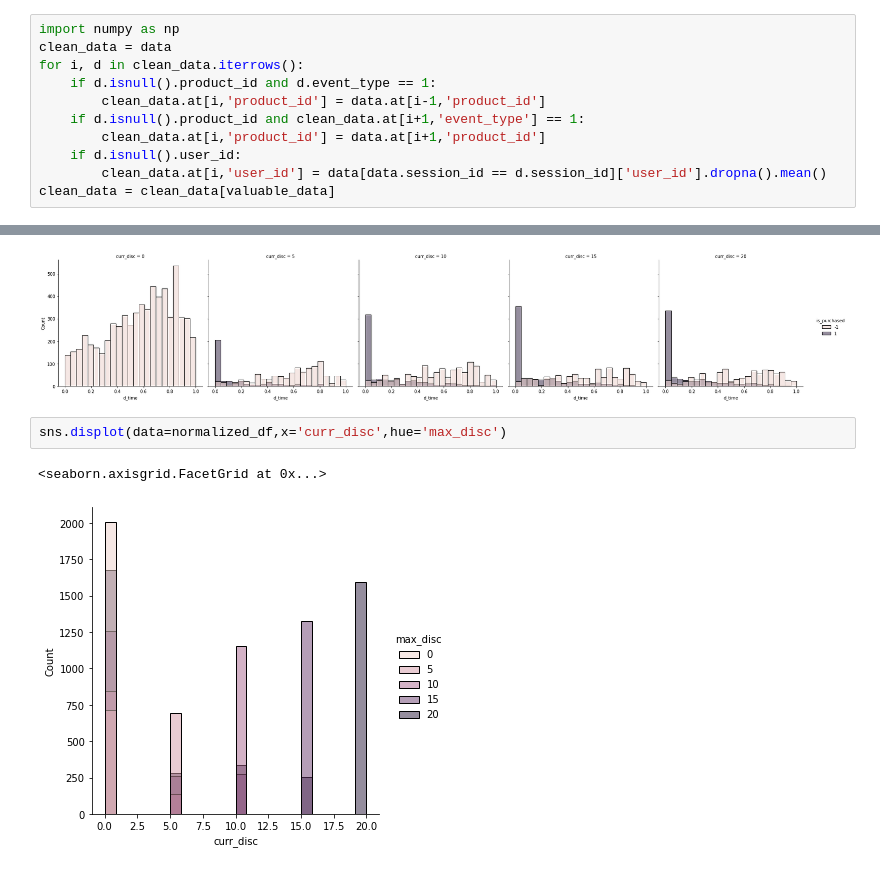
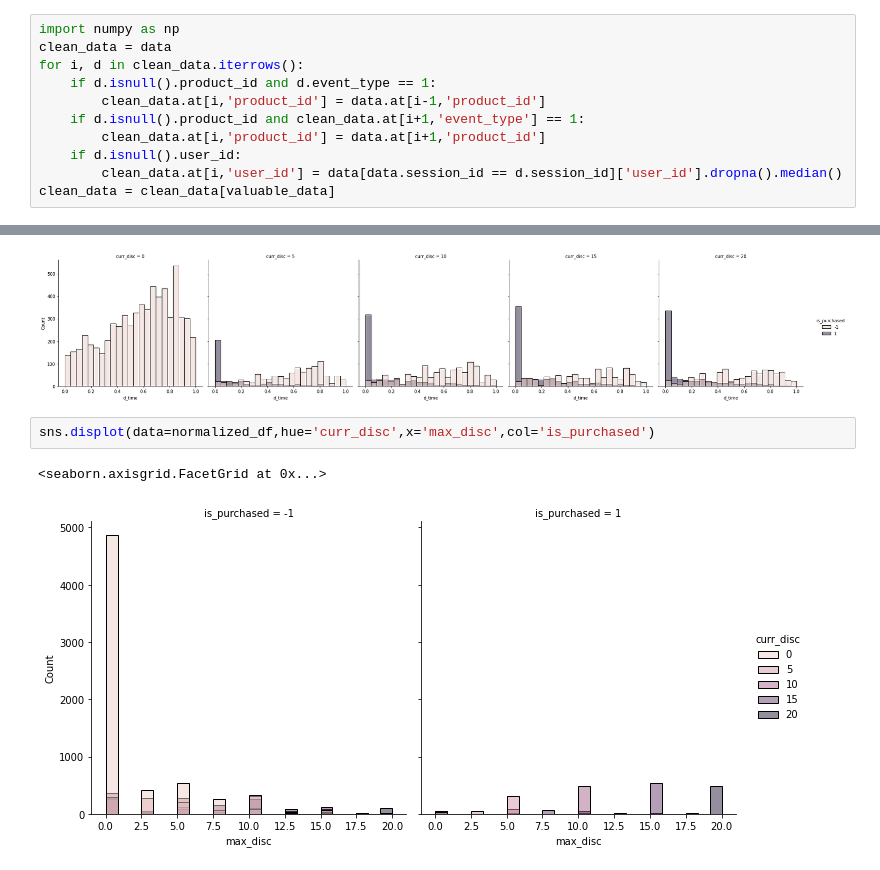
Before and after one commit to tiskus333/AI_discount_predicition, a Jupyter notebook: data_analysis_2.ipynb, the cells around one changed output, grey strips where cells are left out. Drawn from its saved outputs; the diff is of its cells as text.

```diff
--- a/data_analysis_2.ipynb
+++ b/data_analysis_2.ipynb
@@ -157,7 +165,7 @@ for i, d in clean_data.iterrows():
     if d.isnull().product_id and clean_data.at[i+1,'event_type'] == 1:
         clean_data.at[i,'product_id'] = data.at[i+1,'product_id']
     if d.isnull().user_id:
-        clean_data.at[i,'user_id'] = data[data.session_id == d.session_id]['user_id'].dropna().mean()
+        clean_data.at[i,'user_id'] = data[data.session_id == d.session_id]['user_id'].dropna().median()
 clean_data = clean_data[valuable_data]
 # %% [markdown]
 Tam, gdzie możemy, uzupełniamy brakujące user_id znając session_id. Zauważamy też, że w ramach jednej sesji każdy zakup zawsze poprzedzony jest obejrzeniem danego produktu. W ten sposób uzupełniamy potencjalne braki
@@ -360,7 +368,7 @@ g_n4 = sns.displot(data = normalized_df,x='d_time',col="curr_disc",hue="is_purch
 # %% [output]
 [figure]
 # %%
-sns.displot(data=normalized_df,x='curr_disc',hue='max_disc')
+sns.displot(data=normalized_df,hue='curr_disc',x='max_disc',col='is_purchased')
 # %% [output]
 <seaborn.axisgrid.FacetGrid at 0x...>
-[figure, old version]
+[figure, new version]
```
Also changed, not shown: parts of 6 cells of this notebook, 1 other file.
